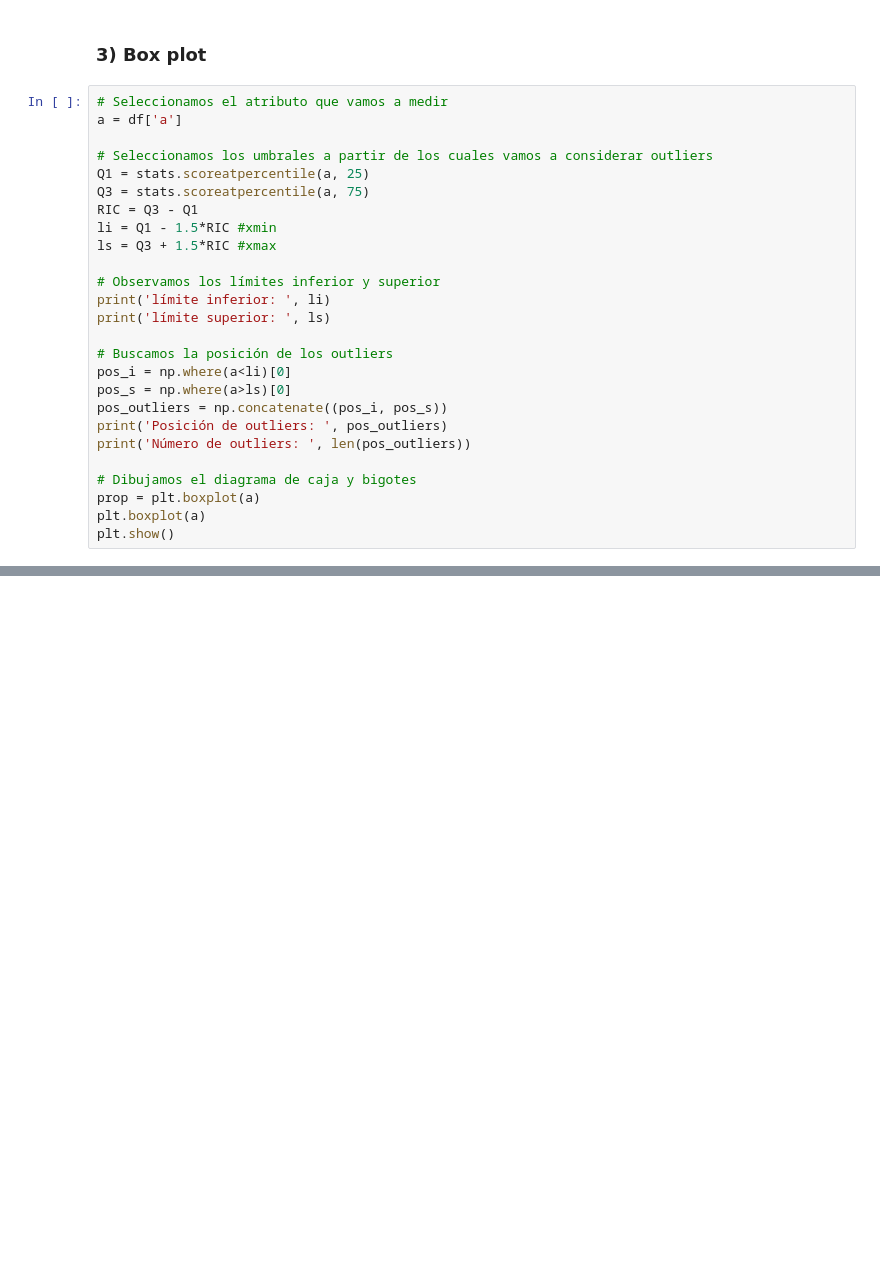
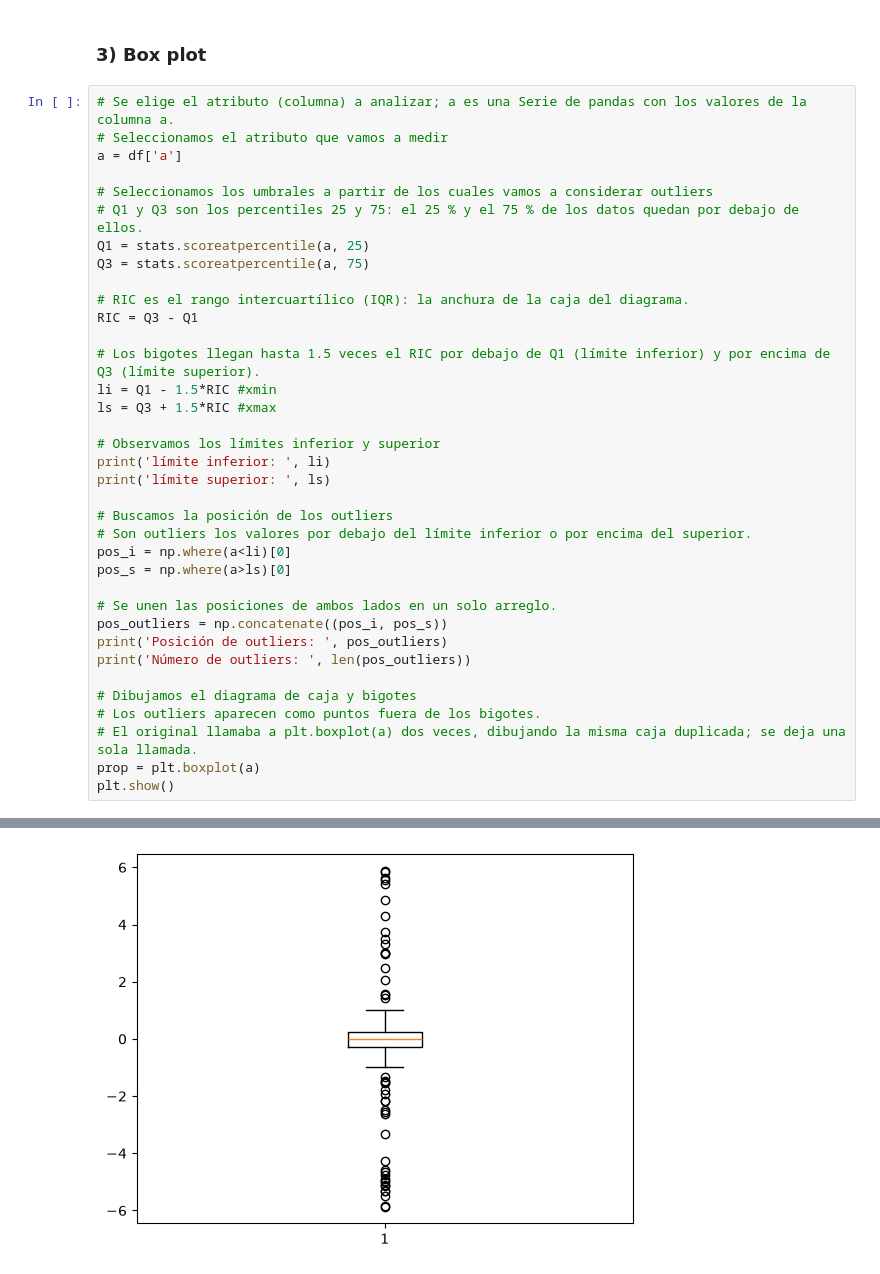
Before and after one commit to ByronMN911/Machine-Learning-II, a Jupyter notebook: prácticas/Parcial I/Programa3_Outliers.ipynb, the cells around one changed output, grey strips where cells are left out. Saved outputs shown, nothing was run; the diff lists cells and outputs as text; blank space fills up the shorter version.

```diff
--- a/prácticas/Parcial I/Programa3_Outliers.ipynb
+++ b/prácticas/Parcial I/Programa3_Outliers.ipynb
@@ -87,13 +261,19 @@ print(new_df)
 # %% [markdown]
 ### 3) Box plot
 # %%
+# Se elige el atributo (columna) a analizar; a es una Serie de pandas con los valores de la columna a.
 # Seleccionamos el atributo que vamos a medir
 a = df['a']
 
 # Seleccionamos los umbrales a partir de los cuales vamos a considerar outliers
+# Q1 y Q3 son los percentiles 25 y 75: el 25 % y el 75 % de los datos quedan por debajo de ellos.
 Q1 = stats.scoreatpercentile(a, 25)
 Q3 = stats.scoreatpercentile(a, 75)
+
+# RIC es el rango intercuartílico (IQR): la anchura de la caja del diagrama.
 RIC = Q3 - Q1
+
+# Los bigotes llegan hasta 1.5 veces el RIC por debajo de Q1 (límite inferior) y por encima de Q3 (límite superior).
 li = Q1 - 1.5*RIC #xmin
 ls = Q3 + 1.5*RIC #xmax
 
@@ -102,13 +282,18 @@ print('límite inferior: ', li)
 print('límite superior: ', ls)
 
 # Buscamos la posición de los outliers
+# Son outliers los valores por debajo del límite inferior o por encima del superior.
 pos_i = np.where(a<li)[0]
 pos_s = np.where(a>ls)[0]
+
+# Se unen las posiciones de ambos lados en un solo arreglo.
 pos_outliers = np.concatenate((pos_i, pos_s))
 print('Posición de outliers: ', pos_outliers)
 print('Número de outliers: ', len(pos_outliers))
 
 # Dibujamos el diagrama de caja y bigotes
+# Los outliers aparecen como puntos fuera de los bigotes.
+# El original llamaba a plt.boxplot(a) dos veces, dibujando la misma caja duplicada; se deja una sola llamada.
 prop = plt.boxplot(a)
-plt.boxplot(a)
 plt.show()
+# %% [output]
@@ -115,2 +306,3 @@ plt.show()
+[figure, added]
 # %%
 # Definir una función que, dada una columna de un dataframe, devuelva la posición de los outliers según el método box plot
```
Also changed, not shown: parts of 14 cells of this notebook, 1 other file.
